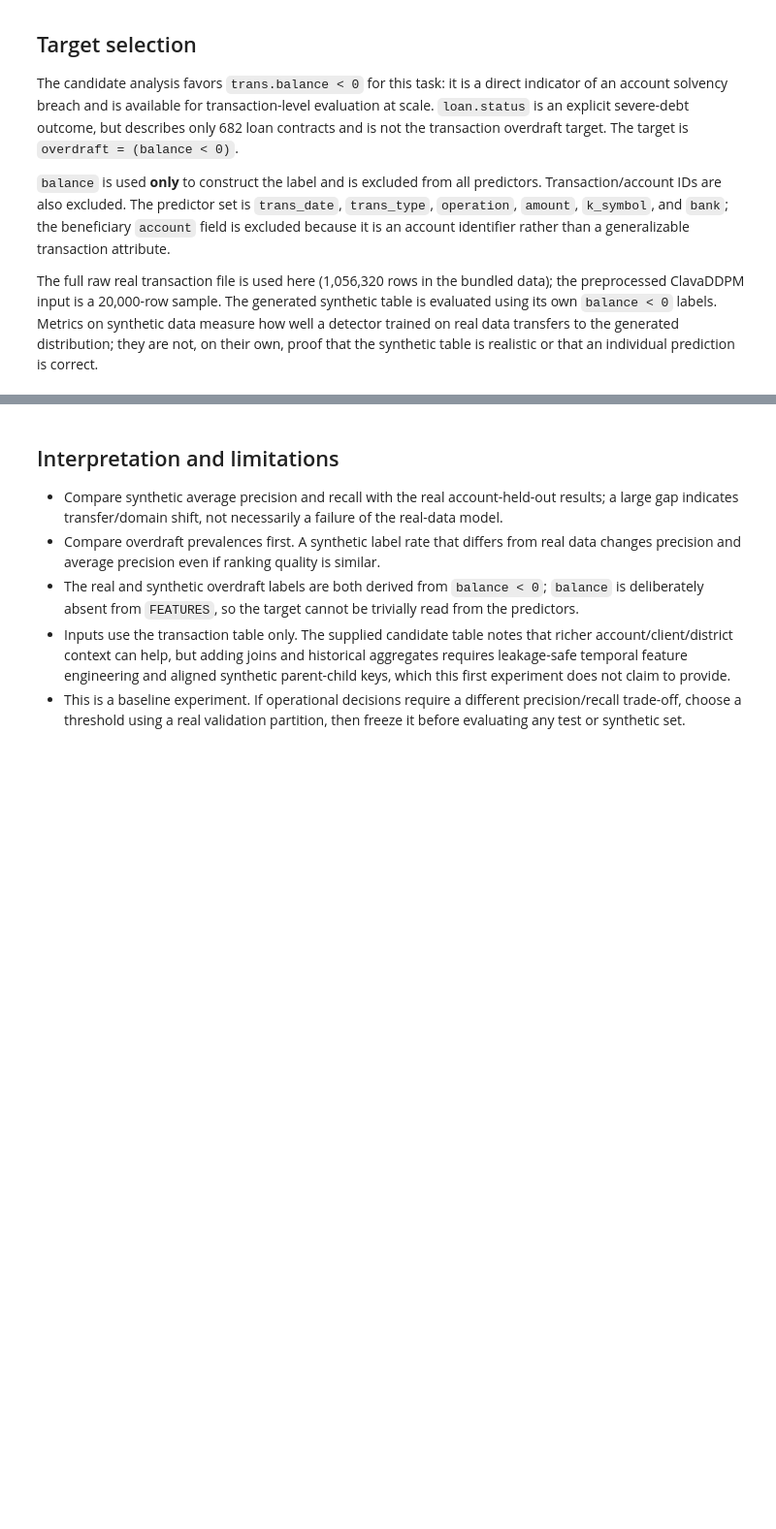
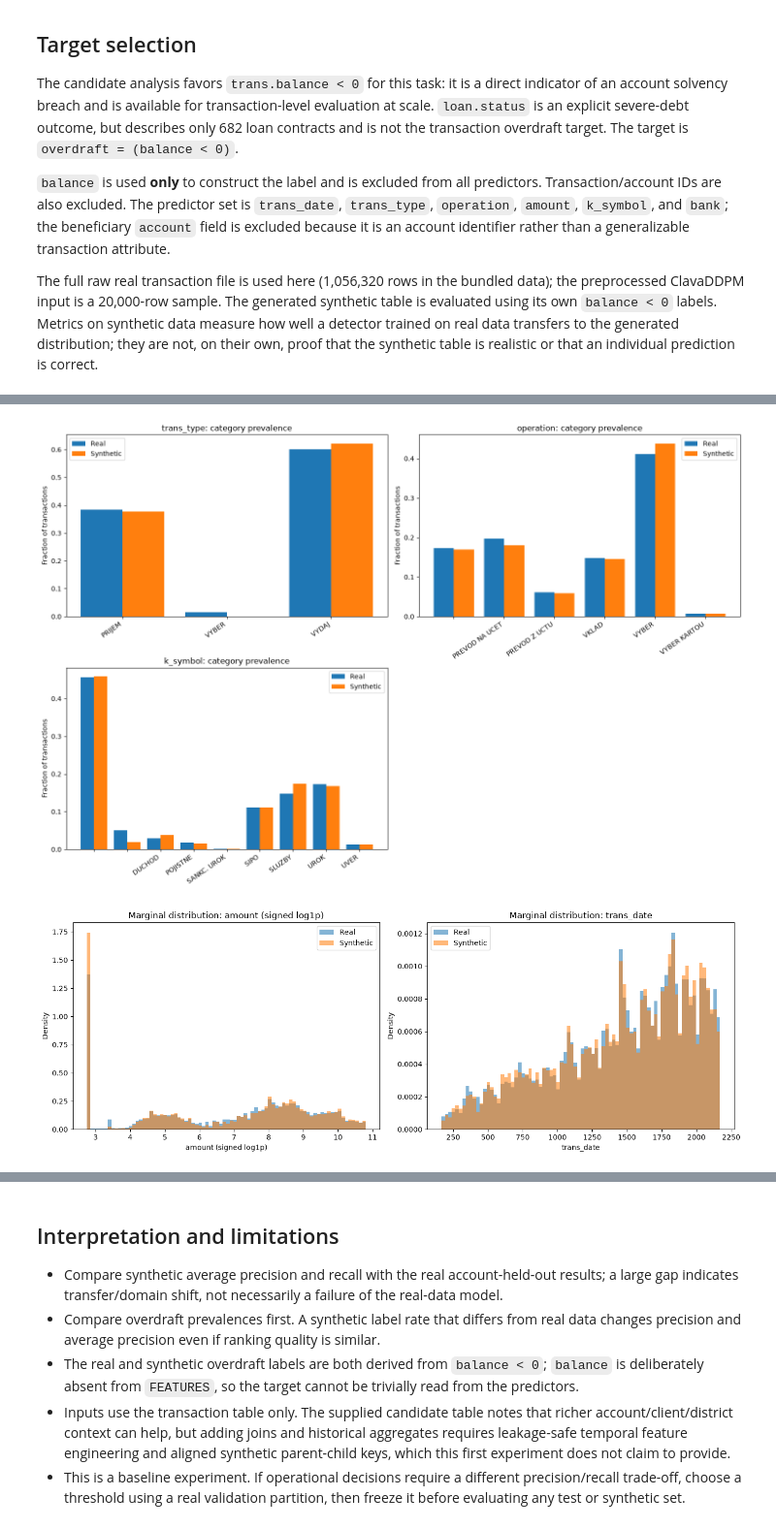
Before and after one commit to arashms/vector-bootcamp-synthetic-data, a Jupyter notebook: implementations/tabular_data/multi_table/anomaly_detection/overdraft_detection.ipynb, the cells around one changed output, grey strips where cells are left out. Shown at 97% size. Drawn from its saved outputs; the diff is of its cells as text; code cells hidden in the pictures; blank space fills up the shorter version.

Commit message:
Revised the categorical mapping and added the label analysis

```diff
--- a/implementations/tabular_data/multi_table/anomaly_detection/overdraft_detection.ipynb
+++ b/implementations/tabular_data/multi_table/anomaly_detection/overdraft_detection.ipynb
@@ -278,0 +314,53 @@ plt.show()
+# %%
+def category_labels_for_plot(data: pd.DataFrame, column: str) -> pd.Series:
+    """Map aligned integer category codes to original labels for readable plots."""
+    codes = pd.to_numeric(data[column], errors="coerce")
+    rounded = codes.round()
+    valid = codes.notna() & np.isclose(codes, rounded)
+    valid &= rounded.between(0, len(saved_encoders[column].classes_) - 1)
+    labels = pd.Series("__unknown__", index=data.index, dtype="object")
+    if valid.any():
+        labels.loc[valid] = saved_encoders[column].inverse_transform(
+            rounded.loc[valid].astype("int64"),
+        )
+    return labels
+
+fig, axes = plt.subplots(2, 2, figsize=(15, 10))
+for ax, column in zip(axes.flat, CATEGORICAL_FEATURES, strict=False):
+    real_labels = category_labels_for_plot(real, column)
+    synthetic_labels = category_labels_for_plot(synthetic, column)
+    real_share = real_labels.value_counts(normalize=True)
+    synthetic_share = synthetic_labels.value_counts(normalize=True)
+    categories = sorted(set(real_share.index) | set(synthetic_share.index))
+    x = np.arange(len(categories))
+    width = 0.4
+    ax.bar(x - width / 2, [real_share.get(c, 0) for c in categories], width, label="Real")
+    ax.bar(x + width / 2, [synthetic_share.get(c, 0) for c in categories], width, label="Synthetic")
+    ax.set(title=f"{column}: category prevalence", ylabel="Fraction of transactions")
+    ax.set_xticks(x, categories, rotation=35, ha="right")
+    ax.legend()
+axes.flat[-1].set_visible(False)
+fig.tight_layout()
+plt.show()
+
+def signed_log1p(values: pd.Series) -> np.ndarray:
+    """Compress long-tailed values while preserving sign."""
+    numeric = pd.to_numeric(values, errors="coerce").to_numpy(dtype=float)
+    return np.sign(numeric) * np.log1p(np.abs(numeric))
+
+fig, axes = plt.subplots(1, 2, figsize=(14, 5))
+numeric_plot_data = [("amount (signed log1p)", signed_log1p(real["amount"]), signed_log1p(synthetic["amount"])),
+                     ("trans_date", real["trans_date"].to_numpy(), synthetic["trans_date"].to_numpy())]
+for ax, (label, real_values, synthetic_values) in zip(axes, numeric_plot_data, strict=False):
+    combined = np.concatenate([real_values[np.isfinite(real_values)], synthetic_values[np.isfinite(synthetic_values)]])
+    low, high = np.quantile(combined, [0.005, 0.995])
+    bins = np.linspace(low, high, 81)
+    ax.hist(real_values, bins=bins, density=True, alpha=0.55, label="Real")
+    ax.hist(synthetic_values, bins=bins, density=True, alpha=0.55, label="Synthetic")
+    ax.set(title=f"Marginal distribution: {label}", xlabel=label, ylabel="Density")
+    ax.legend()
+fig.tight_layout()
+plt.show()
+# %% [output]
+[figure, added]
+[figure, added]
```
Also changed, not shown: parts of 12 cells of this notebook.
